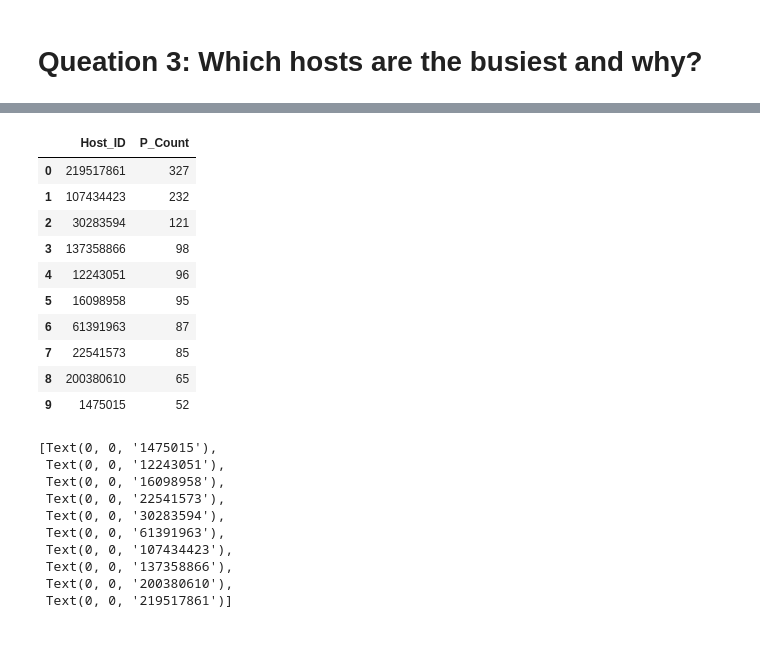
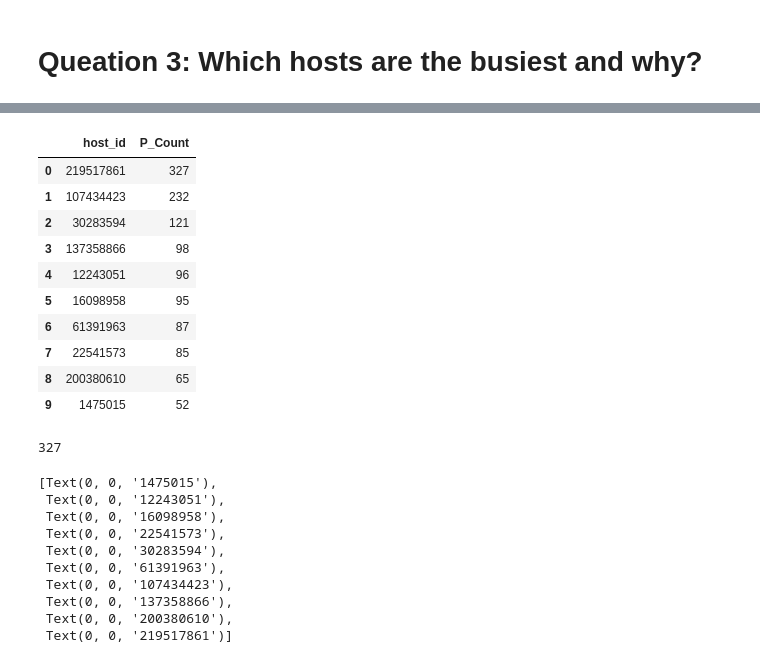
Before and after one commit to Deeksha-Data-Scientist/Airbnb-Bookings-Analysis, a Jupyter notebook: Airbnb_Bookings_Analysis_Capstone_Project.ipynb, the cells around one changed output, grey strips where cells are left out. Drawn from its saved outputs; the diff is of its cells as text; code cells hidden in the pictures.

```diff
--- a/Airbnb_Bookings_Analysis_Capstone_Project.ipynb
+++ b/Airbnb_Bookings_Analysis_Capstone_Project.ipynb
@@ -510,10 +529,10 @@ top_host=df.host_id.value_counts().head(10)
 # %%
 top_host_df=pd.DataFrame(top_host)
 top_host_df.reset_index(inplace=True)
-top_host_df.rename(columns={'index':'Host_ID', 'host_id':'P_Count'}, inplace=True)
+top_host_df.rename(columns={'index':'host_id', 'host_id':'P_Count'}, inplace=True)
 top_host_df
 # %% [output]
-|  | Host_ID | P_Count |
+|  | host_id | P_Count |
 | 0 | 219517861 | 327 |
 | 1 | 107434423 | 232 |
 | 2 | 30283594 | 121 |
@@ -524,5 +543,11 @@ top_host_df
 | 7 | 22541573 | 85 |
 | 8 | 200380610 | 65 |
 | 9 | 1475015 | 52 |
+# %%
+#in our dataset we can confirm our fidnings with already existing column called 'calculated_host_listings_count'
+top_host_check_value=df.calculated_host_listings_count.max()
+top_host_check_value
+# %% [output]
+327
 # %%
 plt.figure(figsize=(14,6))
```
Also changed, not shown: parts of 16 cells of this notebook.
